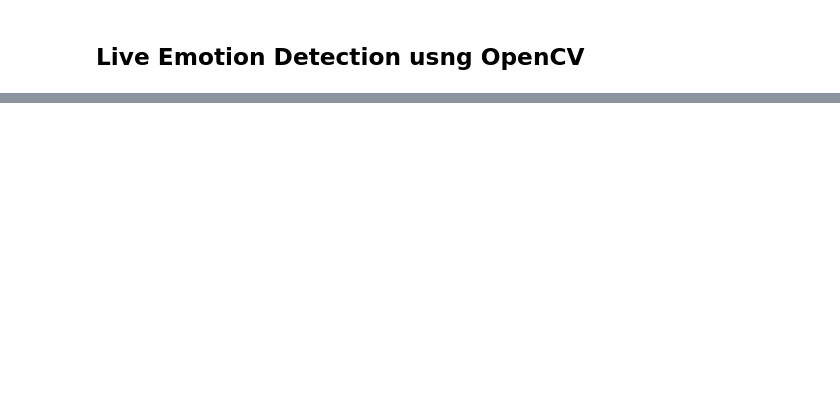
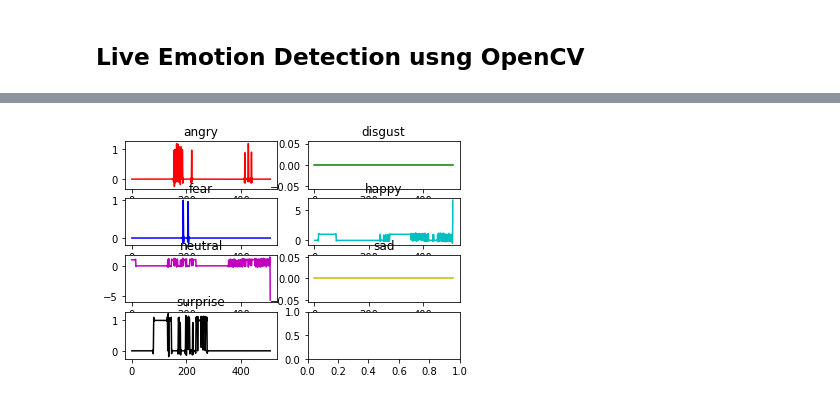
Before and after one commit to aniket-bhanawase/RepHack21, a Jupyter notebook: DATA Preparation - training, testing.V2.ipynb, the cells around one changed output, grey strips where cells are left out. Cells and saved outputs as stored; diff of their text form; code cells hidden in the pictures; blank space fills up the shorter version.

Commit message:
Emotion Summerization

```diff
--- a/DATA Preparation - training, testing.V2.ipynb
+++ b/DATA Preparation - training, testing.V2.ipynb
@@ -232,0 +273,7 @@ cv2.destroyAllWindows()
+# %%
+import matplotlib.pyplot as plt
+emotion_data = []
+for d in emo_sum:
+    emotion_data.append(d[0])
+angry, disgust, fear, happy, neutral, sad, surprise = plt.plot(emotion_data)
+plt.show()
@@ -232,0 +296,89 @@ cv2.destroyAllWindows()
+# %%
+import pickle
+import matplotlib.pyplot as plt
+import numpy as np
+from scipy.interpolate import make_interp_spline, BSpline
+
+emo_sum=pickle.load(open("emotion-data.pickle", "rb"))
+
+SUM_LEN = len(emo_sum)
+
+CATEGORIES = ['angry', 'disgust', 'fear', 'happy', 'neutral', 'sad', 'surprise']
+
+COLORS = {
+     'angry':  (0, 0, 255),
+     'disgust': (0, 255, 255),
+     'fear':    (255,145,0),
+     'happy':   (0, 255, 0),
+     'neutral': (0, 53, 255),
+     'sad':     (255, 26, 0),
+     'surprise':(255, 0, 255)
+}
+
+angry = []
+disgust = []
+fear = []
+happy = []
+neutral = []
+sad = []
+surprise = []
+
+T = [i for i in range(SUM_LEN)]
+xnew = np.linspace(0, SUM_LEN, 1000)
+
+for d in emo_sum:
+    angry.append(d[0][CATEGORIES.index('angry')])
+    disgust.append(d[0][CATEGORIES.index('disgust')])
+    fear.append(d[0][CATEGORIES.index('fear')])
+    happy.append(d[0][CATEGORIES.index('happy')])
+    neutral.append(d[0][CATEGORIES.index('neutral')])
+    sad.append(d[0][CATEGORIES.index('sad')])
+    surprise.append(d[0][CATEGORIES.index('surprise')])
+
+spl = make_interp_spline(T, angry, k=3) # type: BSpline
+angry_smooth = spl(xnew)
+
+
+spl = make_interp_spline(T, disgust, k=3) # type: BSpline
+disgust_smooth = spl(xnew)
+
+
+spl = make_interp_spline(T, fear, k=3) # type: BSpline
+fear_smooth = spl(xnew)
+
+
+spl = make_interp_spline(T, happy, k=3) # type: BSpline
+happy_smooth = spl(xnew)
+
+
+spl = make_interp_spline(T, neutral, k=3) # type: BSpline
+neutral_smooth = spl(xnew)
+
+
+spl = make_interp_spline(T, sad, k=3) # type: BSpline
+sad_smooth = spl(xnew)
+
+
+spl = make_interp_spline(T, surprise, k=3) # type: BSpline
+surprise_smooth = spl(xnew)
+
+fig,((angry, disgust), (fear, happy), (neutral, sad), (surprise, n)) = plt.subplots(4,2)
+
+# angry, disgust, fear, happy, neutral, sad, surprise = plt.plot(emotion_data)
+angry.plot(xnew, angry_smooth, 'r')
+angry.set_title('angry')
+disgust.plot(xnew, disgust_smooth, 'g')
+disgust.set_title('disgust')
+fear.plot(xnew, fear_smooth, 'b')
+fear.set_title('fear')
+happy.plot(xnew, happy_smooth, 'c')
+happy.set_title('happy')
+neutral.plot(xnew, neutral_smooth, 'm')
+neutral.set_title('neutral')
+sad.plot(xnew, sad_smooth, 'y')
+sad.set_title('sad')
+surprise.plot(xnew, surprise_smooth, 'k')
+surprise.set_title('surprise')
+plt.show()
+# %% [output]
+[figure, added]
```
Also changed, not shown: parts of 20 cells of this notebook, 3 other files.
